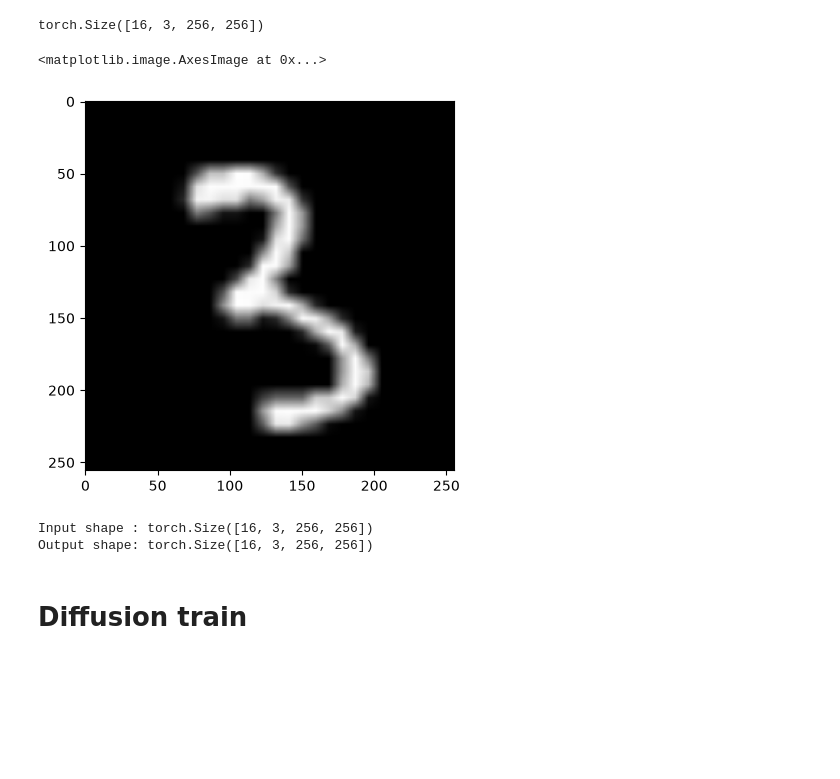
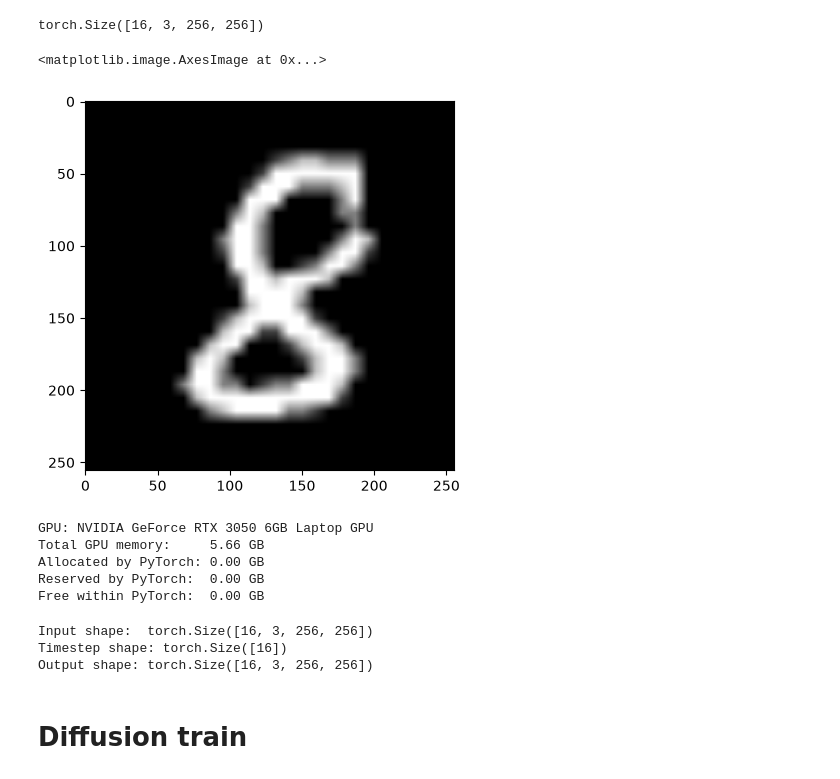
Before and after one commit to dominikstipic/DDM_Lurssen, a Jupyter notebook: lurssen.ipynb, the cells around one changed output. Drawn from its saved outputs; the diff is of its cells as text; code cells hidden in the pictures; blank space fills up the shorter version.

```diff
--- a/lurssen.ipynb
+++ b/lurssen.ipynb
@@ -1,39 +1,85 @@
 # %%
 from torchvision import datasets, transforms
 from torch.utils.data import DataLoader
 import matplotlib.pyplot as plt
 import torch
 
+def cuda_memory():
+    if torch.cuda.is_available():
+        device = torch.cuda.current_device()
+        props = torch.cuda.get_device_properties(device)
+
+        total = props.total_memory
+        allocated = torch.cuda.memory_allocated(device)
+        reserved = torch.cuda.memory_reserved(device)
+
+        print(f"GPU: {props.name}")
+        print(f"Total GPU memory:     {total / 1024**3:.2f} GB")
+        print(f"Allocated by PyTorch: {allocated / 1024**3:.2f} GB")
+        print(f"Reserved by PyTorch:  {reserved / 1024**3:.2f} GB")
+        print(f"Free within PyTorch:  {(reserved - allocated) / 1024**3:.2f} GB")
+    else:
+        print("CUDA is not available.")
+    return
 
 def get_dataloader(batch_size):
     transform = transforms.Compose([
         transforms.Resize((256, 256), interpolation=transforms.InterpolationMode.BILINEAR),
         transforms.ToTensor(),                           # Shape: (1, 256, 256)
         transforms.Lambda(lambda x: x.repeat(3, 1, 1))   # Shape: (3, 256, 256)
     ])
 
+    seed = 42
+
+    generator = torch.Generator()
+    generator.manual_seed(seed)
     dataset = datasets.MNIST(root="data", train=True, download=True, transform=transform)
-    dataloader = DataLoader(dataset, batch_size=batch_size, shuffle=True)
+    dataloader = DataLoader(dataset, batch_size=batch_size, shuffle=True, generator=generator)
     return dataloader
 
 dataloader = get_dataloader(batch_size=16)
 img, _ = next(iter(dataloader))
 print(img.shape)  # Output: torch.Size([3, 256, 256])
 
 plt.imshow(img[0].permute(1,2,0))
 # %% [output]
 torch.Size([16, 3, 256, 256])
 <matplotlib.image.AxesImage at 0x...>
-[figure, old version]
+[figure, new version]
+# %%
+cuda_memory()
+# %% [output]
+GPU: NVIDIA GeForce RTX 3050 6GB Laptop GPU
+Total GPU memory:     5.66 GB
+Allocated by PyTorch: 0.00 GB
+Reserved by PyTorch:  0.00 GB
+Free within PyTorch:  0.00 GB
 # %%
-from unet import UNet
+from unet2 import UNet
 
-model = UNet(in_channels=3, out_channels=3)
-output = model(img)
-print("Input shape :", img.shape)
-print("Output shape:", output.shape)
+device = "cpu" if torch.cuda.is_available() else "cuda"
+
+model = UNet(
+    in_channels=3,
+    out_channels=3,
+    base_channels=32,
+    time_dim=128
+).to(device)
+
+# Batch of 16 RGB images
+x = torch.randn(16, 3, 256, 256, device=device)
+
+# A different timestep for every image
+t = torch.randint(0, 100, (16,), device=device)
+
+predicted_noise = model(x, t)
+
+print("Input shape: ", x.shape)
+print("Timestep shape:", t.shape)
+print("Output shape:", predicted_noise.shape)
 # %% [output]
-Input shape : torch.Size([16, 3, 256, 256])
+Input shape:  torch.Size([16, 3, 256, 256])
+Timestep shape: torch.Size([16])
 Output shape: torch.Size([16, 3, 256, 256])
 # %% [markdown]
 # Diffusion train
```
Also changed, not shown: parts of 7 cells of this notebook, 1 other file.
